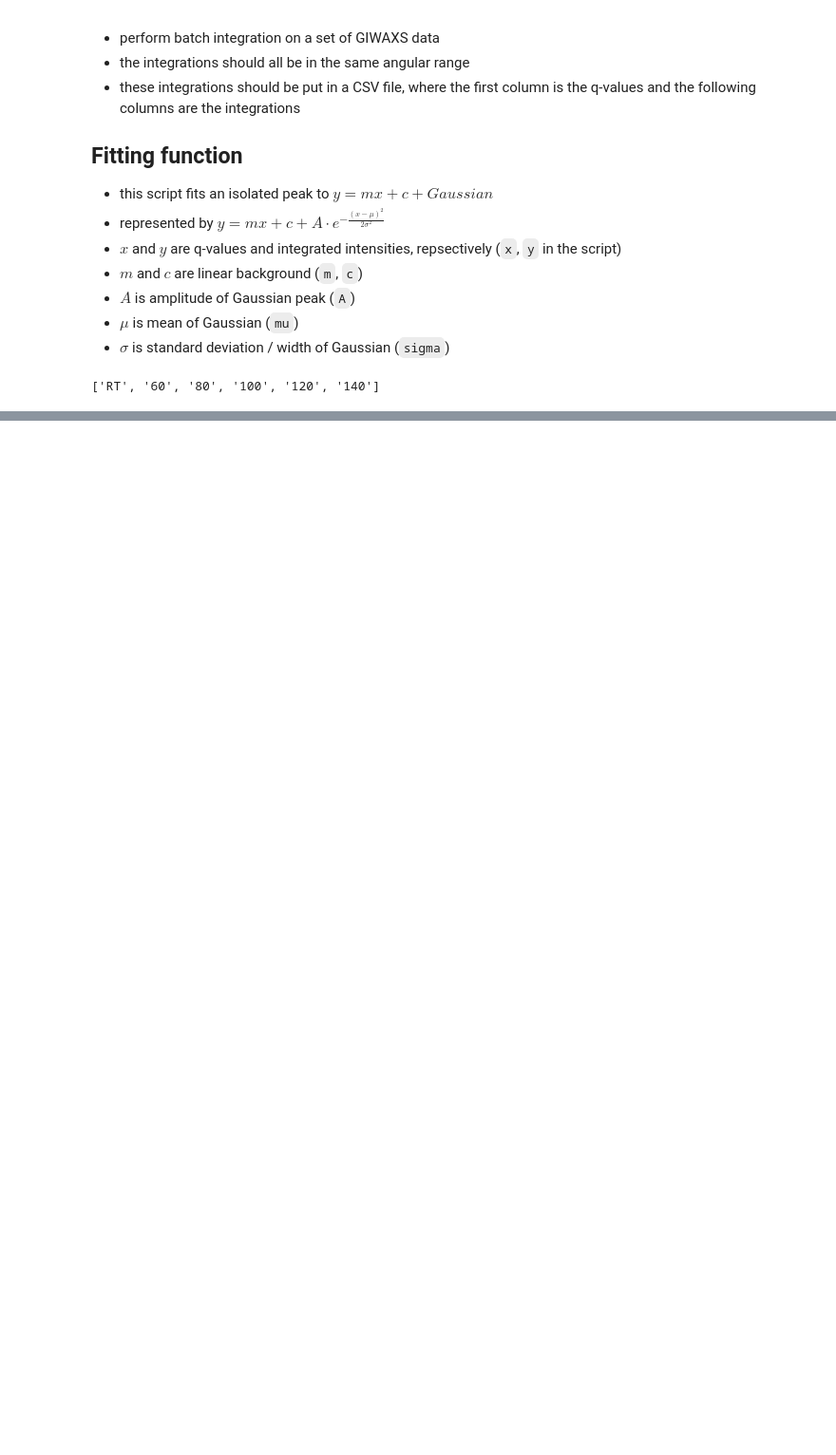
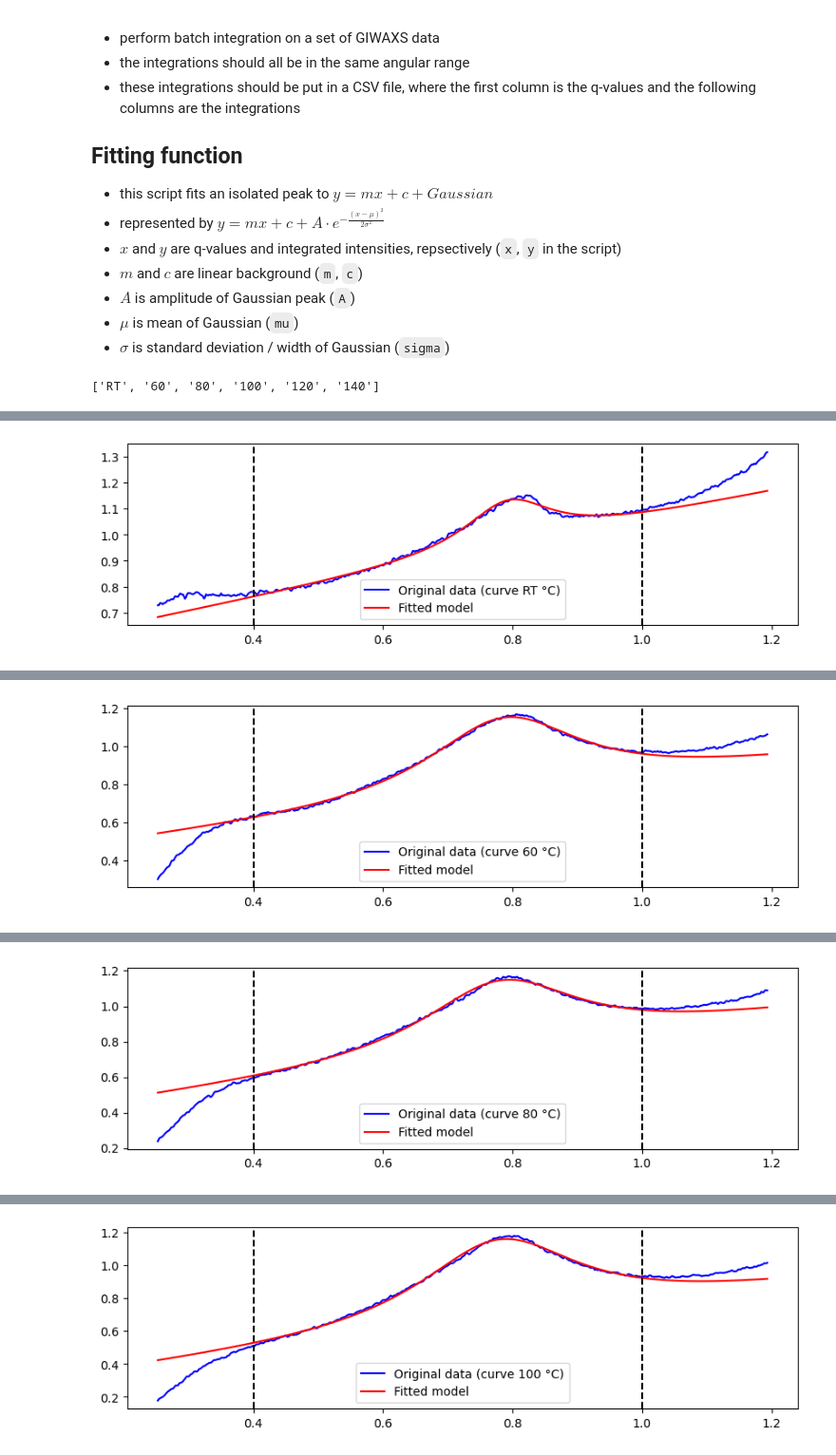
Before and after one commit to omgough/GIWAXS_analysis, a Jupyter notebook: 241028_peak_fitting_scherrer.ipynb, the cells around one changed output, grey strips where cells are left out. Shown at 95% size. Drawn from its saved outputs; the diff is of its cells as text; code cells hidden in the pictures; blank space fills up the shorter version.

```diff
--- a/241028_peak_fitting_scherrer.ipynb
+++ b/241028_peak_fitting_scherrer.ipynb
@@ -36,6 +36,12 @@ def linear_gaussian_func(x, m, c, A, mu, sigma):
     gaussian_part = A * np.exp(-((x - mu) ** 2) / (2 * sigma ** 2))
     return linear_part + gaussian_part
 
+# combined linear + Lorentzian function
+def linear_lorentzian_func(x, m, c, A, mu, sigma):
+    linear_part = m * x + c
+    lorentzian_part = A / (np.pi * sigma * (1 + ((x - mu) / sigma) ** 2))
+    return linear_part + lorentzian_part
+
 
 # def linear_func(x, m, c):
 #     return m * x + c
@@ -45,7 +51,7 @@ def linear_gaussian_func(x, m, c, A, mu, sigma):
 # %%
 # enter filepath and filename
 # remember .csv at the end of filename
-data = pd.read_csv('/home/goughl/Documents/beamtime_data/2112_ESRF/MAR/ANDREAS/test_OoP_curves.csv')
+data = pd.read_csv('/home/goughl/Documents/beamtime_data/2112_ESRF/MAR/ANDREAS/oct_paper/241029_AEL_OoP_250_265.csv')
 x = data.iloc[2:, 0].values.astype(float)  # Skip header for x values
 y_values = data.iloc[2:, 1:].values.astype(float)  # Skip header for y values
 dataset_labels = data.columns[1:].tolist()
@@ -220,0 +126,57 @@ findfont: Font family 'Arial' not found.
+# %%
+### LINEAR LORENTZIAN FIT ###
+
+
+fit_range_min = 0.4
+fit_range_max = 1
+params_list = []
+
+for i in range(y_values.shape[1]):
+    y = y_values[:, i]
+
+    fit_mask = (x >= fit_range_min) & (x <= fit_range_max)
+    x_fit = x[fit_mask]
+    y_fit = y[fit_mask]
+
+    # initial guesses for m, c, A, mu, sigma
+    initial_guess = [
+        1,                   # slope m
+        np.mean(y_fit),      # intercept c
+        max(y_fit),          # amplitude A
+        x_fit[np.argmax(y_fit)],  # center mu
+        0.1                  # width sigma (positive)
+    ]
+
+    try:
+        params, _ = curve_fit(
+            linear_lorentzian_func,
+            x_fit,
+            y_fit,
+            p0=initial_guess,
+            bounds=([-np.inf, -np.inf, -np.inf, fit_range_min, 0], [np.inf, np.inf, np.inf, fit_range_max, np.inf])
+        )
+
+        m, c, A, mu, sigma = params
+        params_list.append([dataset_labels[i], m, c, A, mu, sigma])
+
+        fitted_model = linear_lorentzian_func(x, m, c, A, mu, sigma)
+        residuals = y - fitted_model
+
+        plt.figure(figsize=(10, 6))
+
+        plt.subplot(2, 1, 1)
+        plt.plot(x, y, 'b-', label=f'Original data (curve {dataset_labels[i]} °C)')
+        plt.plot(x, fitted_model, 'r-', label=f'Fitted model')
+        plt.axvline(fit_range_min, color='k', linestyle='--')
+        plt.axvline(fit_range_max, color='k', linestyle='--')
+        plt.legend()
+
+#         plt.subplot(2, 1, 2)
+#         plt.plot(x, residuals, 'g-', label='Residuals')
+#         plt.legend()
+
+        plt.show()
+
+    except RuntimeError as e:
+        print(f"Fit did not converge for dataset {dataset_labels[i]}: {e}")
+# %% [output]
@@ -220,0 +200 @@ findfont: Font family 'Arial' not found.
+[figure, added]
@@ -220,0 +218 @@ findfont: Font family 'Arial' not found.
+[figure, added]
@@ -220,0 +236 @@ findfont: Font family 'Arial' not found.
+[figure, added]
@@ -220,0 +254 @@ findfont: Font family 'Arial' not found.
+[figure, added]
```
Also changed, not shown: parts of 9 cells of this notebook.
